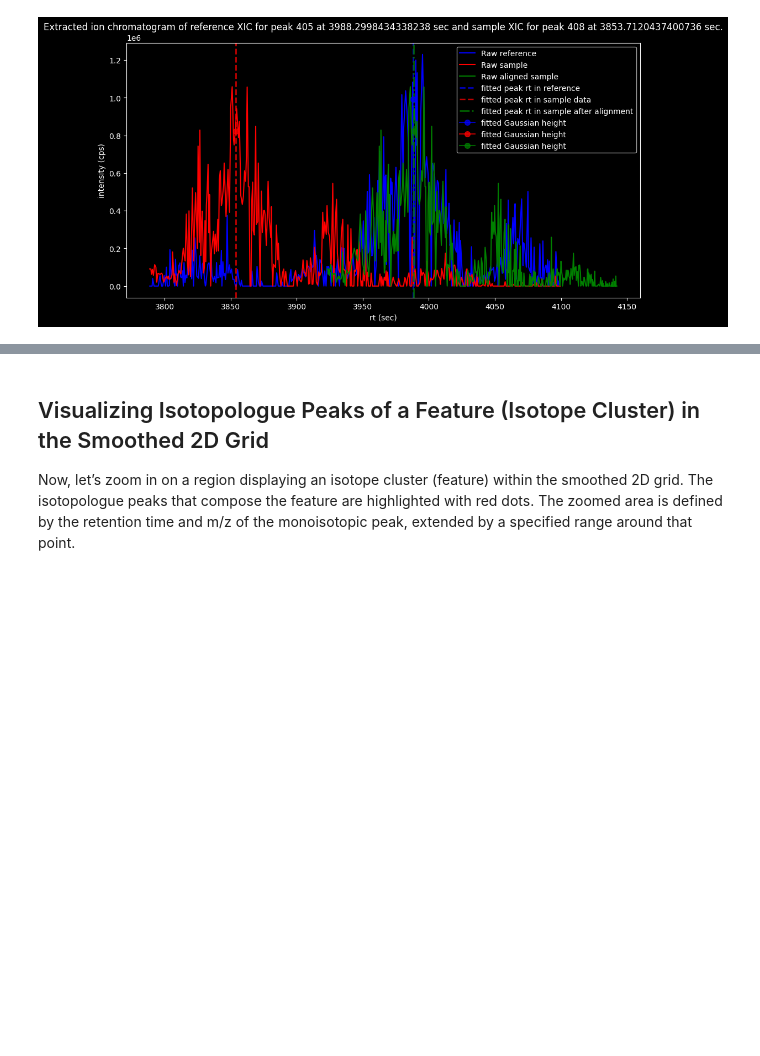
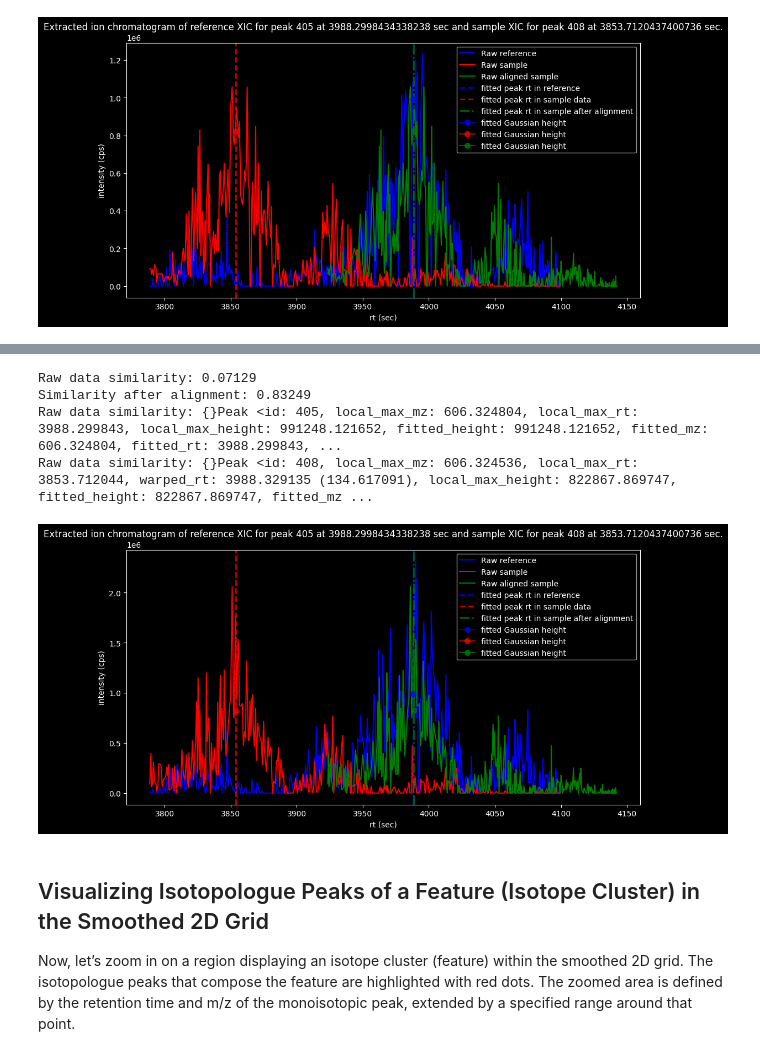
Before and after one commit to PASTAQ-MS/PASTAQ, a Jupyter notebook: examples/pastaqExamples.ipynb, the cells around one changed output, grey strips where cells are left out. Saved outputs shown, nothing was run; the diff lists cells and outputs as text; code cells hidden in the pictures; blank space fills up the shorter version.

```diff
--- a/examples/pastaqExamples.ipynb
+++ b/examples/pastaqExamples.ipynb
@@ -265,3 +316,23 @@ Raw data similarity: {}Peak <id: 408, local_max_mz: 606.325075, local_max_rt: 38
+# %%
+# with sigma_mz as vector
+# peaks1_imported = pq.make_peaks([item.fitted_mz for item in peaks1], [item.fitted_rt for item in peaks1], [item.fitted_height for item in peaks1], [item.fitted_sigma_mz for item in peaks1], [item.fitted_sigma_rt for item in peaks1])
+# peaks2_imported = pq.make_peaks([item.fitted_mz for item in peaks2], [item.fitted_rt for item in peaks2], [item.fitted_height for item in peaks2], [item.fitted_sigma_mz for item in peaks2], [item.fitted_sigma_rt for item in peaks2])
+
+# with sigma_mz as fixed scalar
+peaks1_imported = pq.make_peaks([item.fitted_mz for item in peaks1], [item.fitted_rt for item in peaks1], [item.fitted_height for item in peaks1])
+peaks2_imported = pq.make_peaks([item.fitted_mz for item in peaks2], [item.fitted_rt for item in peaks2], [item.fitted_height for item in peaks2])
+
+time_map_1r_2s_imported = pq.calculate_time_map(peaks1_imported, peaks2_imported, 5, 10, 500, 0.2, 20)
+peaks2_imported_1r = pq.warp_peaks(peaks2_imported, time_map_1r_2s_imported)
+print("Raw data similarity: {:.5f}".format(pq.find_similarity(peaks1_imported, peaks2_imported,params['similarity_num_peaks']).geometric_ratio))
+print("Similarity after alignment: {:.5f}".format(pq.find_similarity(peaks1_imported, peaks2_imported_1r,params['similarity_num_peaks']).geometric_ratio))
+showXICRAWAligned(lcmsData1, lcmsData2, peaks1_imported[peakIdx], peaks2_imported_1r, sigmaFactor, rtWidthXIC, time_map_1r_2s_imported)
+# %% [output]
+Raw data similarity: 0.07129
+Similarity after alignment: 0.83249
+Raw data similarity: {}Peak <id: 405, local_max_mz: 606.324804, local_max_rt: 3988.299843, local_max_height: 991248.121652, fitted_height: 991248.121652, fitted_mz: 606.324804, fitted_rt: 3988.299843, ...
+Raw data similarity: {}Peak <id: 408, local_max_mz: 606.324536, local_max_rt: 3853.712044, warped_rt: 3988.329135 (134.617091), local_max_height: 822867.869747, fitted_height: 822867.869747, fitted_mz ...
+[figure, added]
 # %% [markdown]
 ## Visualizing Isotopologue Peaks of a Feature (Isotope Cluster) in the Smoothed 2D Grid
 Now, let’s zoom in on a region displaying an isotope cluster (feature) within the smoothed 2D grid. The isotopologue peaks that compose the feature are highlighted with red dots.
```
Also changed, not shown: parts of 7 cells of this notebook, 2 other files.
